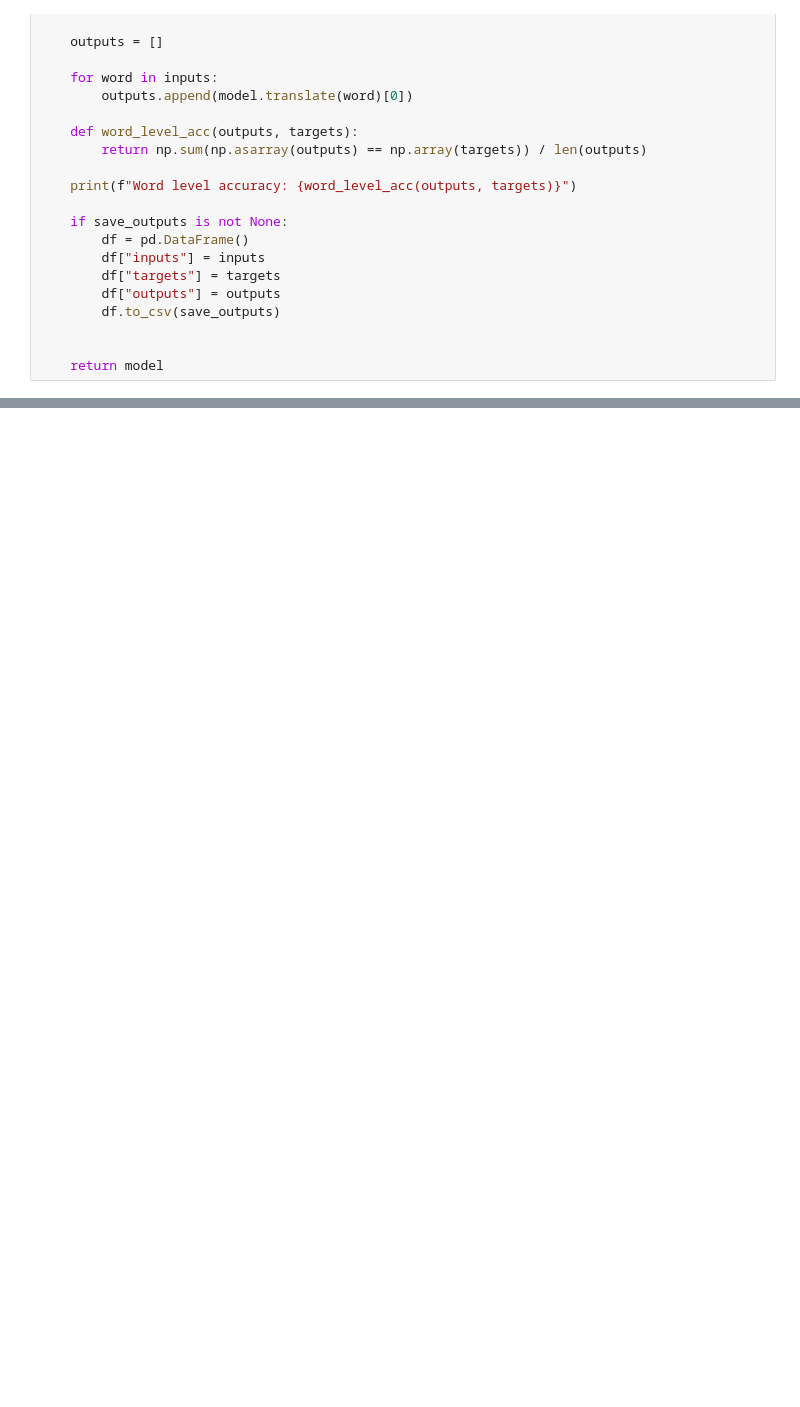
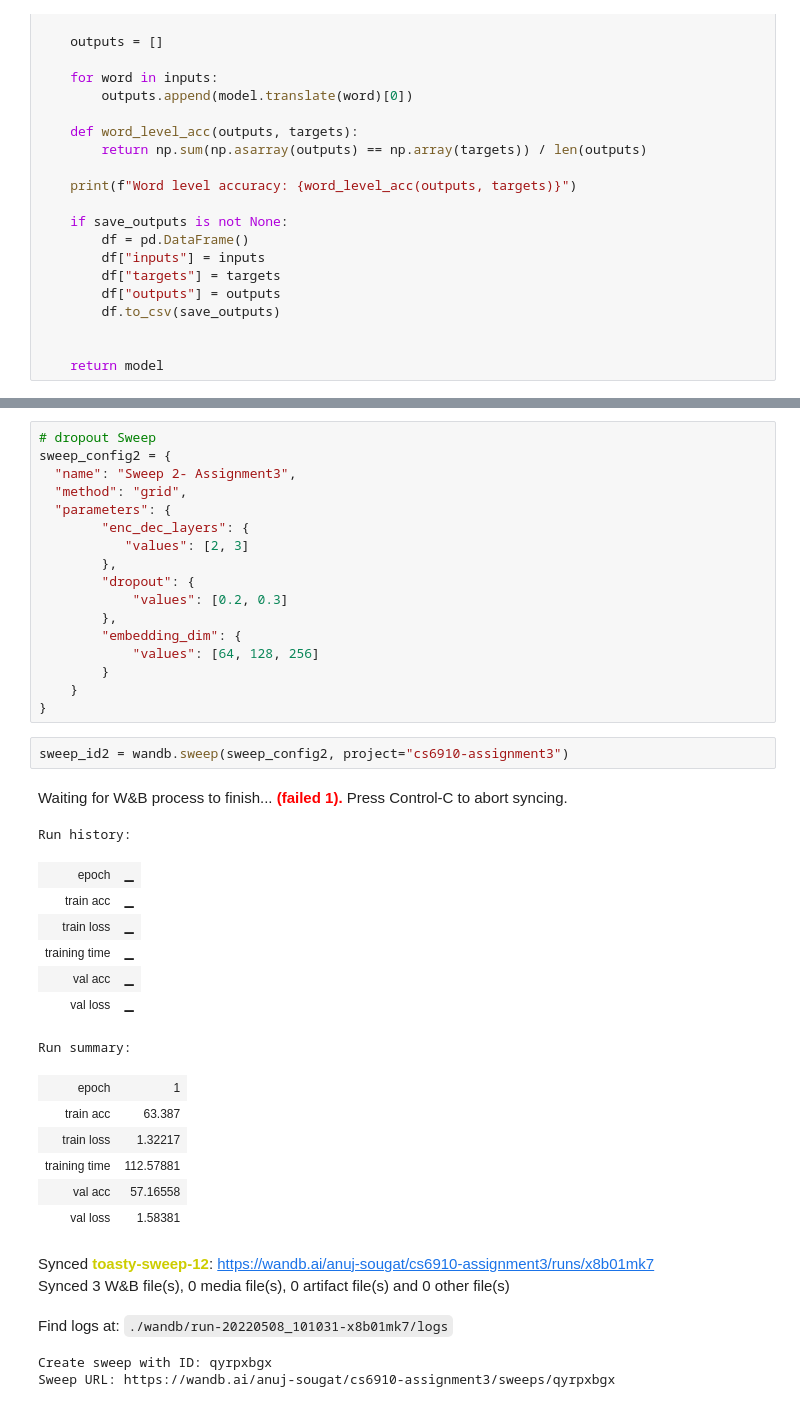
Before and after one commit to SougatSarangi/CS6910_Assignment3, a Jupyter notebook: PartA_Assignment3.ipynb, the cells around one changed output, grey strips where cells are left out. Cells and saved outputs as stored; diff of their text form; blank space fills up the shorter version.

```diff
--- a/PartA_Assignment3.ipynb
+++ b/PartA_Assignment3.ipynb
@@ -1172,0 +1000,40 @@ Find logs at: ./wandb/run-20220507_194142-oxta5snr/logs
+# %%
+# dropout Sweep
+sweep_config2 = {
+  "name": "Sweep 2- Assignment3",
+  "method": "grid",
+  "parameters": {
+        "enc_dec_layers": {
+           "values": [2, 3]
+        },
+        "dropout": {
+            "values": [0.2, 0.3]
+        },
+        "embedding_dim": {
+            "values": [64, 128, 256]
+        }
+    }
+}
+# %%
+sweep_id2 = wandb.sweep(sweep_config2, project="cs6910-assignment3")
+# %% [output]
+Waiting for W&B process to finish... (failed 1). Press Control-C to abort syncing.
+Run history:
+| epoch | ▁ |
+| train acc | ▁ |
+| train loss | ▁ |
+| training time | ▁ |
+| val acc | ▁ |
+| val loss | ▁ |
+Run summary:
+| epoch | 1 |
+| train acc | 63.387 |
+| train loss | 1.32217 |
+| training time | 112.57881 |
+| val acc | 57.16558 |
+| val loss | 1.58381 |
+Synced toasty-sweep-12: https://wandb.ai/anuj-sougat/cs6910-assignment3/runs/x8b01mk7
+Synced 3 W&B file(s), 0 media file(s), 0 artifact file(s) and 0 other file(s)
+Find logs at: ./wandb/run-20220508_101031-x8b01mk7/logs
+Create sweep with ID: qyrpxbgx
+Sweep URL: https://wandb.ai/anuj-sougat/cs6910-assignment3/sweeps/qyrpxbgx
```
Also changed, not shown: parts of 22 cells of this notebook.
